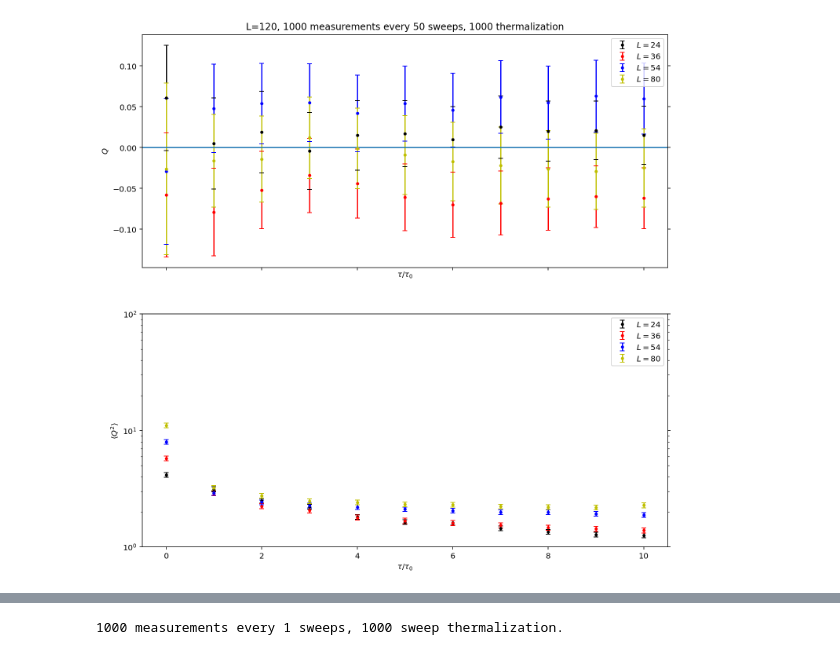
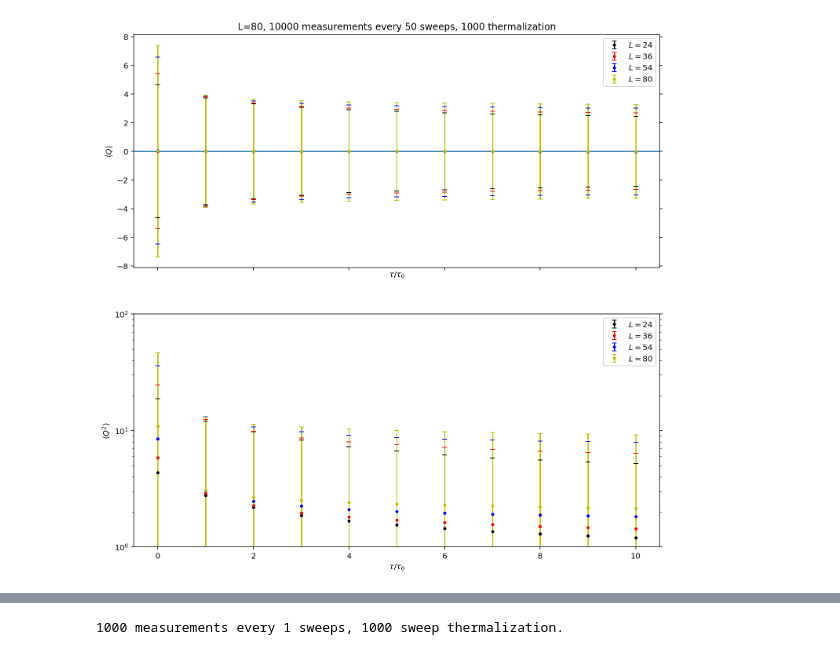
Before and after one commit to stuartthomas25/honors-thesis, a Jupyter notebook: code/gradient_flow.ipynb, the cells around one changed output, grey strips where cells are left out. Cells and saved outputs as stored; diff of their text form; code cells hidden in the pictures.

```diff
--- a/code/gradient_flow.ipynb
+++ b/code/gradient_flow.ipynb
@@ -78,16 +79,17 @@ def print_stats():
 # %%
 cores = 1
 
-Ls = [24, 36, 54, 80, 120]
+Ls = [24, 36, 54, 80]#, 120]
 betas = [1.263, 1.370, 1.458, 1.535, 1.607]
 t0s = [0.1, 0.225, 0.506, 1.111, 2.5]
 
 taus = np.linspace(0,10,11)
+#taus = [0.]
 #taus = np.array([ 0.,  1.,  2.,  3.,  4.,  5.,  6.,  7.,  8.,  9., 10., 20.])
 
 output_file = "outputs/gf/data.csv"
 
-measurements = 500
+measurements = 10000
 thermalization = 1000
 record_rate = 50
 # %%
@@ -131,0 +119,12 @@ mpiexec -n 1 cpp_code/bin/sweep -i inputs/gf/params_3.yml -o outputs/gf/data_3.c
+# %%
+for i, (L, beta, t0) in enumerate(zip(Ls, betas, t0s)):
+    cmd = ["mpiexec",
+            "-n", str(cores),
+            "cpp_code/bin/sweep",
+            "-i", i_filename(i),
+            "-o", o_filename(i)]
+    print(' '.join(cmd))
+    o_filenames.append(o_filename(i))
+#     with open(path, 'wb', 0) as pipe:
+#         print(path)
+    processes.append( Popen(cmd, stdout=PIPE, stderr=PIPE, bufsize=1, universal_newlines=True) )
@@ -181,0 +187,11 @@ print_stats()
+# %%
+L = 80
+
+def bins(d): return np.arange( np.amin(d)-0.5,np.amax(d)+0.5 )
+Q_data = data[(data.tau==0.) & (data.L==L)]
+Q_vals = Q_data[['Q']].values[:,0]
+plt.hist(Q_vals, bins=bins(Q_vals))
+gv = global_observables['Q'](Q_data)
+plt.axvline(gv.mean,c='r')
+plt.axvline(gv.sdev,c='k')
+plt.axvline(-gv.sdev,c='k')
@@ -182,5 +201,7 @@ print_stats()
 # %%
+output_file = "outputs/gf/full_data.csv"
 data = pd.read_csv(output_file)
+data = data.round({'Q':0}).astype({'Q':'int32'})
 
 observ_names = ['Q','chi_t']
 observ_objs = [global_observables[o] for o in observ_names]
@@ -191,31 +212,31 @@ axes = [ax for row in axes for ax in row] # flatten axes
 axes[0].set_title(f"L={L}, {measurements} measurements every {record_rate} sweeps, {thermalization} thermalization")
 axes[-1].set_xlabel(r"$\tau$")
 
 colors = ['k','r','b','y', 'orange']
 
 for ax, O in zip(axes, observ_objs):
     for L,t0,c in zip(Ls, t0s, colors):
         if L==120: break
         d = []
         for tau in taus:
             trial = data[(round(data['tau'],10) == round(tau*t0,10)) & (data['L'] == L)]
             if trial.size == 0:
                 print(tau,L)
                 raise Exception("trial returned zero data points")
             d.append(O(trial))
 
         ax.errorbar(taus, [x.mean for x in d], yerr=[x.sdev for x in d], fmt='.', c=c, label=f"$L={L}$", capsize=3.)
         ax.legend()
 
     ax.set_xlabel(r'$\tau / \tau_0$')
     ax.set_ylabel('$'+O.label+'$')
     ax.set_yscale(O.scale)
     ax.tick_params(axis='y', which='both', left=True, right=True)
     #ax.set_xlim((0.4, 2.6))
 
 axes[0].axhline(0)
 axes[1].set_ylim((1,100))
 
 plt.show()
 # %% [output]
-[figure, old version]
+[figure, new version]
```
Also changed, not shown: parts of 12 cells of this notebook.
